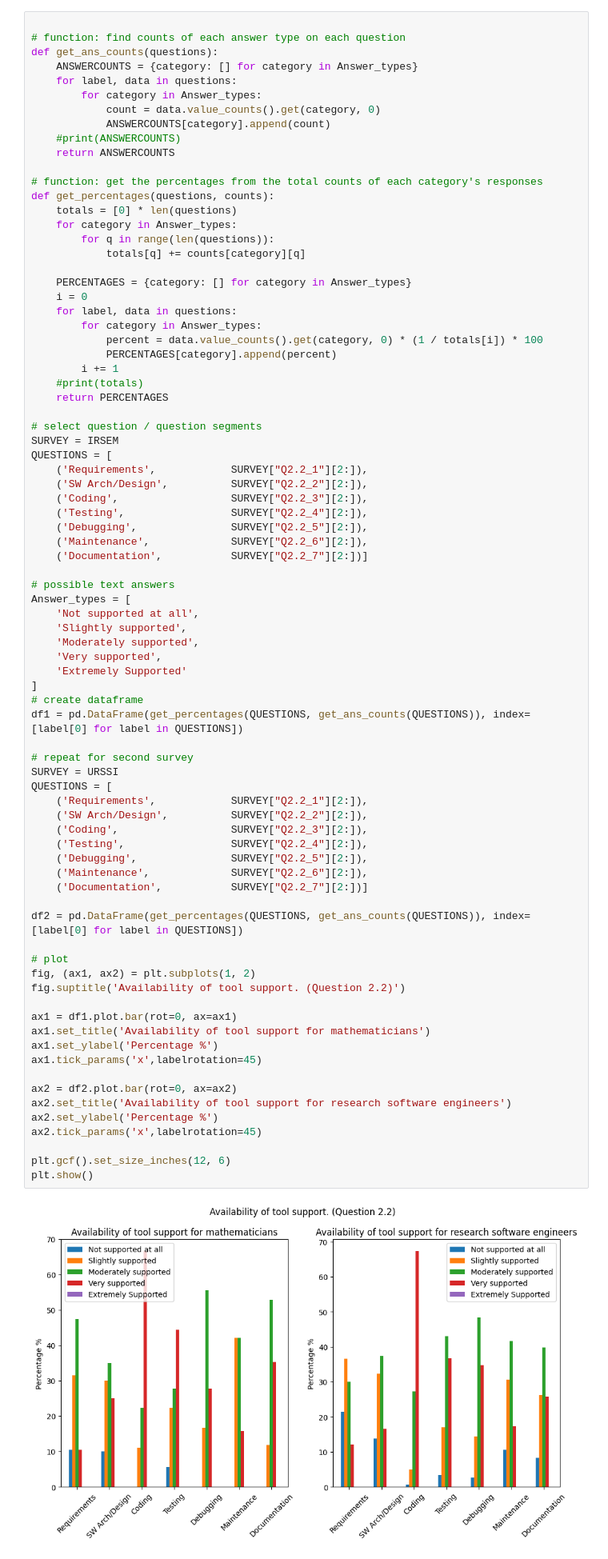
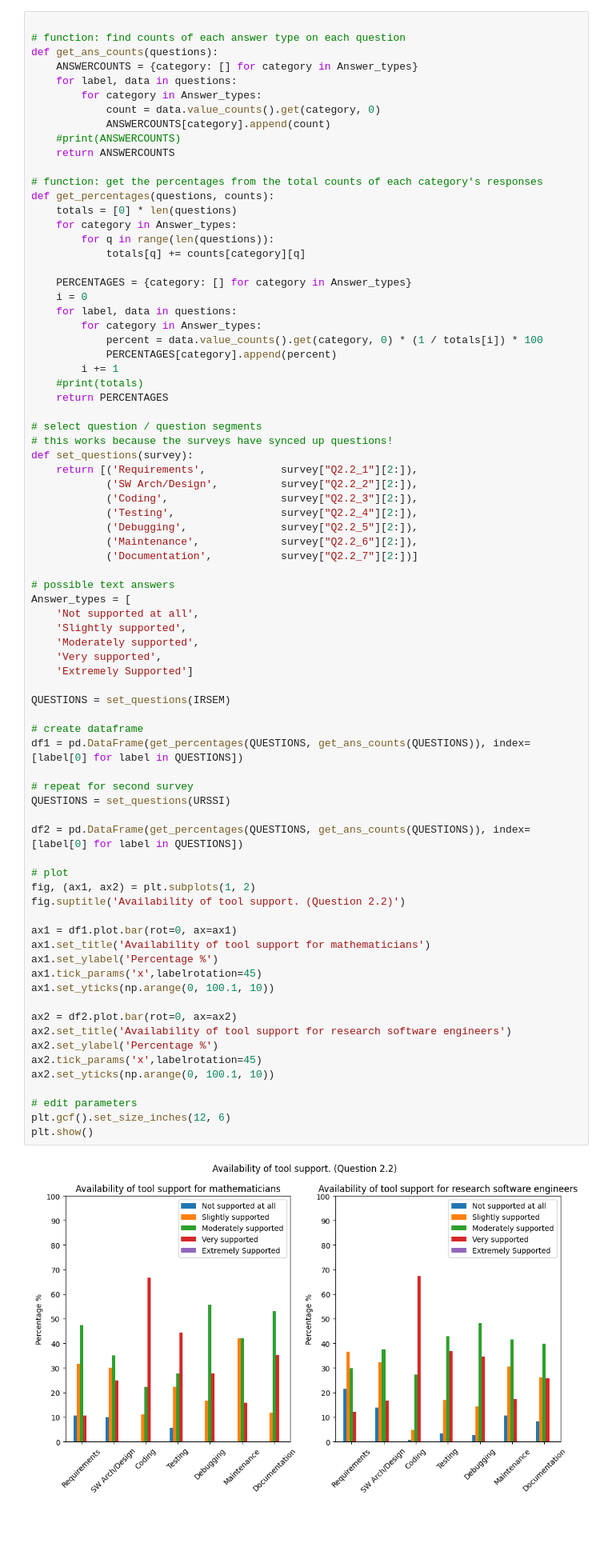
Before and after one commit to Not-Abram/Survey-for-Improving-Research-Software-Engineering-in-Mathematics, a Jupyter notebook: notebooks/testing.ipynb, the cells around one changed output. Shown: that part at 80% size. Cells and saved outputs as stored; diff of their text form; blank space fills up the shorter version.

```diff
--- a/notebooks/testing.ipynb
+++ b/notebooks/testing.ipynb
@@ -125,55 +133,52 @@ def get_percentages(questions, counts):
     return PERCENTAGES
 
 # select question / question segments
-SURVEY = IRSEM
-QUESTIONS = [
-    ('Requirements',            SURVEY["Q2.2_1"][2:]),
-    ('SW Arch/Design',          SURVEY["Q2.2_2"][2:]),
-    ('Coding',                  SURVEY["Q2.2_3"][2:]),
-    ('Testing',                 SURVEY["Q2.2_4"][2:]),
-    ('Debugging',               SURVEY["Q2.2_5"][2:]),
-    ('Maintenance',             SURVEY["Q2.2_6"][2:]),
-    ('Documentation',           SURVEY["Q2.2_7"][2:])]
+# this works because the surveys have synced up questions!
+def set_questions(survey):
+    return [('Requirements',            survey["Q2.2_1"][2:]),
+            ('SW Arch/Design',          survey["Q2.2_2"][2:]),
+            ('Coding',                  survey["Q2.2_3"][2:]),
+            ('Testing',                 survey["Q2.2_4"][2:]),
+            ('Debugging',               survey["Q2.2_5"][2:]),
+            ('Maintenance',             survey["Q2.2_6"][2:]),
+            ('Documentation',           survey["Q2.2_7"][2:])]
 
 # possible text answers
 Answer_types = [
     'Not supported at all',
     'Slightly supported',
     'Moderately supported',
     'Very supported',
-    'Extremely Supported'
-]
+    'Extremely Supported']
+
+QUESTIONS = set_questions(IRSEM)
+
 # create dataframe
 df1 = pd.DataFrame(get_percentages(QUESTIONS, get_ans_counts(QUESTIONS)), index=[label[0] for label in QUESTIONS])
 
 # repeat for second survey
-SURVEY = URSSI
-QUESTIONS = [
-    ('Requirements',            SURVEY["Q2.2_1"][2:]),
-    ('SW Arch/Design',          SURVEY["Q2.2_2"][2:]),
-    ('Coding',                  SURVEY["Q2.2_3"][2:]),
-    ('Testing',                 SURVEY["Q2.2_4"][2:]),
-    ('Debugging',               SURVEY["Q2.2_5"][2:]),
-    ('Maintenance',             SURVEY["Q2.2_6"][2:]),
-    ('Documentation',           SURVEY["Q2.2_7"][2:])]
+QUESTIONS = set_questions(URSSI)
 
 df2 = pd.DataFrame(get_percentages(QUESTIONS, get_ans_counts(QUESTIONS)), index=[label[0] for label in QUESTIONS])
 
 # plot
 fig, (ax1, ax2) = plt.subplots(1, 2)
 fig.suptitle('Availability of tool support. (Question 2.2)')
 
 ax1 = df1.plot.bar(rot=0, ax=ax1)
 ax1.set_title('Availability of tool support for mathematicians')
 ax1.set_ylabel('Percentage %')
 ax1.tick_params('x',labelrotation=45)
+ax1.set_yticks(np.arange(0, 100.1, 10))
 
 ax2 = df2.plot.bar(rot=0, ax=ax2)
 ax2.set_title('Availability of tool support for research software engineers')
 ax2.set_ylabel('Percentage %')
 ax2.tick_params('x',labelrotation=45)
+ax2.set_yticks(np.arange(0, 100.1, 10))
 
+# edit parameters
 plt.gcf().set_size_inches(12, 6)
 plt.show()
 # %% [output]
-[figure, old version]
+[figure, new version]
```
Also changed, not shown: parts of 6 cells of this notebook.
